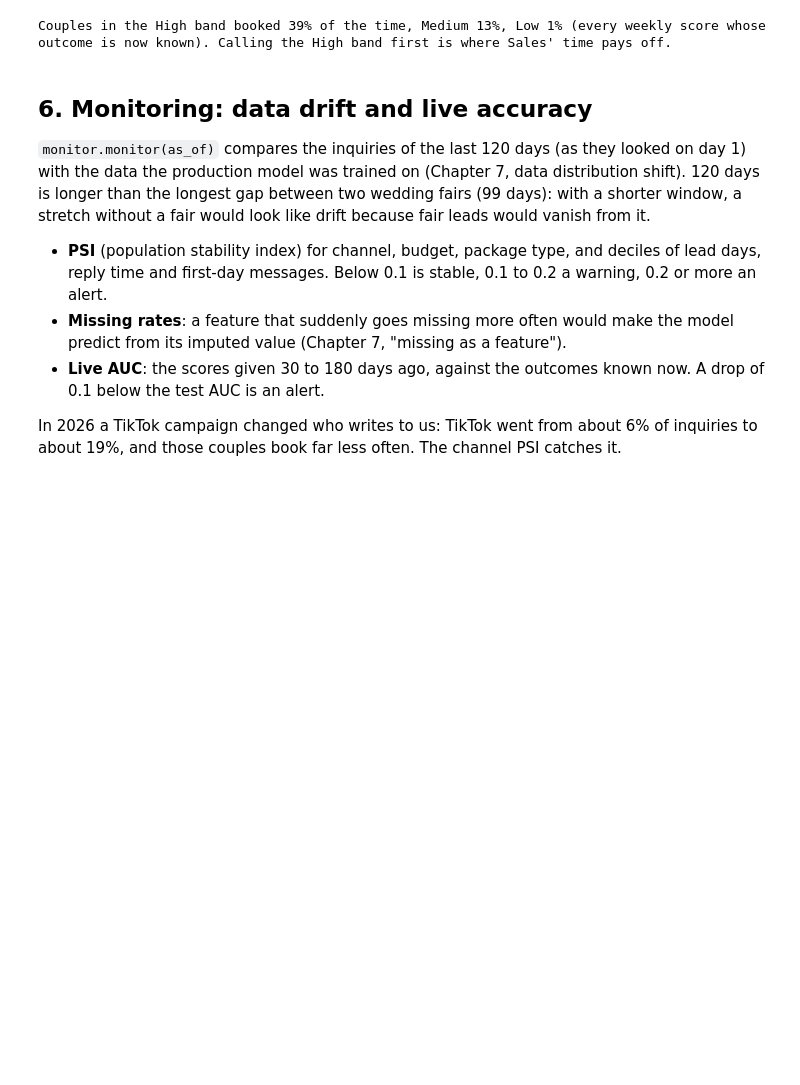
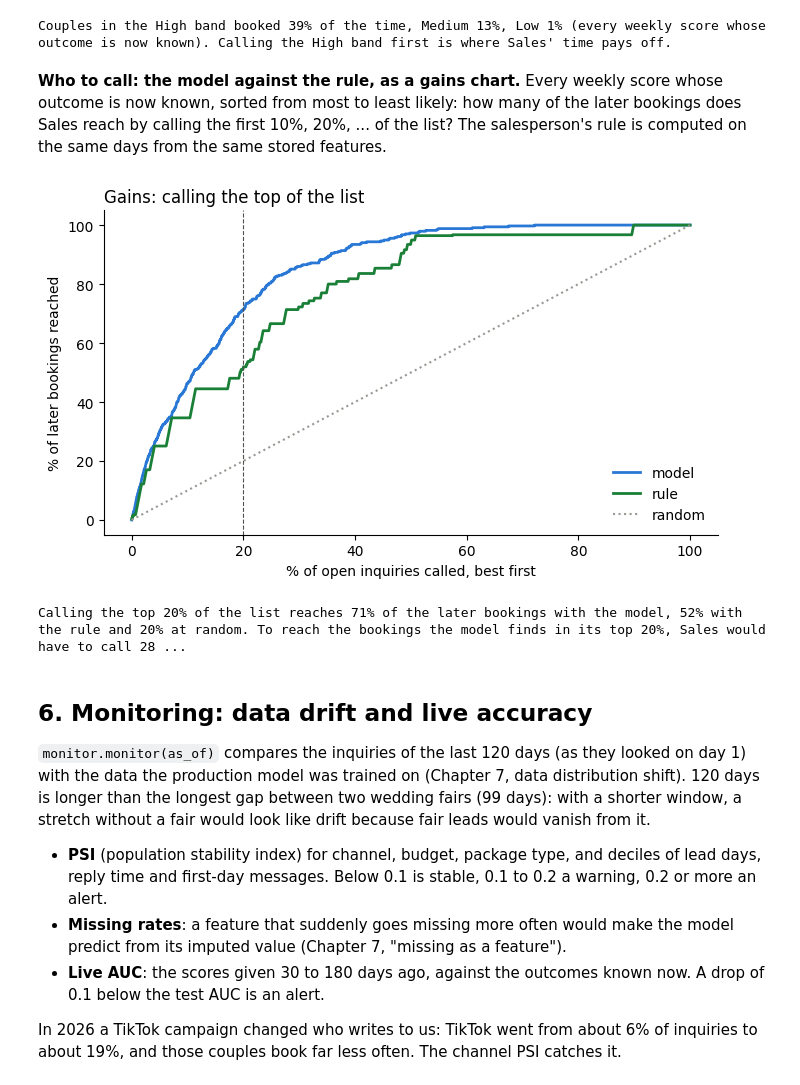
Before and after one commit to hhej/aisleco-analytics-platform, a Jupyter notebook: AisleCo_ML_Conversion_Demo.ipynb, the cells around one changed output. Cells and saved outputs as stored; diff of their text form; code cells hidden in the pictures; blank space fills up the shorter version.

```diff
--- a/AisleCo_ML_Conversion_Demo.ipynb
+++ b/AisleCo_ML_Conversion_Demo.ipynb
@@ -265,6 +275,33 @@ print(f"Couples in the High band booked {b['High']:.0%} of the time, Medium {b['
 | 1 | Medium | 758 | 0.127 |
 | 2 | Low | 1905 | 0.010 |
 Couples in the High band booked 39% of the time, Medium 13%, Low 1% (every weekly score whose outcome is now known). Calling the High band first is where Sales' time pays off.
+# %% [markdown]
+**Who to call: the model against the rule, as a gains chart.** Every weekly score whose outcome is now known,
+sorted from most to least likely: how many of the later bookings does Sales reach by calling the first 10%, 20%,
+... of the list? The salesperson's rule is computed on the same days from the same stored features.
+# %%
+g = dw('SELECT s."Score"::float AS model, l."Booked" AS booked, f."Quoted", f."Consulted", '
+       'f."HoursSilent"::float AS "HoursSilent", f."CoupleMsgs" '
+       'FROM ml."InquiryScore" s JOIN feature."InquiryLabel" l USING ("InquiryID") '
+       'JOIN feature."InquiryFeatures" f ON f."InquiryID" = s."InquiryID" AND f."AsOf"::date = s."AsOfDate"')
+g["rule"] = T.rule_score(g)
+x = np.arange(1, len(g) + 1) / len(g) * 100
+fig, ax = plt.subplots(figsize=(7, 4.2))
+curve = {}
+for col, color in [("model", BLUE), ("rule", GREEN)]:
+    curve[col] = g.sort_values(col, ascending=False, kind="stable").booked.cumsum().values / g.booked.sum() * 100
+    ax.plot(x, curve[col], color=color, lw=2, label=col)
+top20 = {k: v[int(len(g) * .2) - 1] for k, v in curve.items()}
+ax.plot([0, 100], [0, 100], color=EDGE, ls=":", label="random"); ax.axvline(20, color=INK2, lw=0.8, ls="--")
+ax.set_xlabel("% of open inquiries called, best first"); ax.set_ylabel("% of later bookings reached")
+ax.legend(frameon=False, loc="lower right"); ax.spines[["top", "right"]].set_visible(False)
+ax.set_title("Gains: calling the top of the list", loc="left"); plt.tight_layout(); plt.show()
+print(f"Calling the top 20% of the list reaches {top20['model']:.0f}% of the later bookings with the model, "
+      f"{top20['rule']:.0f}% with the rule and 20% at random. To reach the bookings the model finds in its top 20%, "
+      f"Sales would have to call {x[np.argmax(curve['rule'] >= top20['model'])]:.0f}% of the list in the rule's order.")
+# %% [output]
+[figure, added]
+Calling the top 20% of the list reaches 71% of the later bookings with the model, 52% with the rule and 20% at random. To reach the bookings the model finds in its top 20%, Sales would have to call 28 ...
 # %% [markdown]
 ## 6. Monitoring: data drift and live accuracy
 
```
Also changed, not shown: parts of 21 cells of this notebook, 42 other files.
